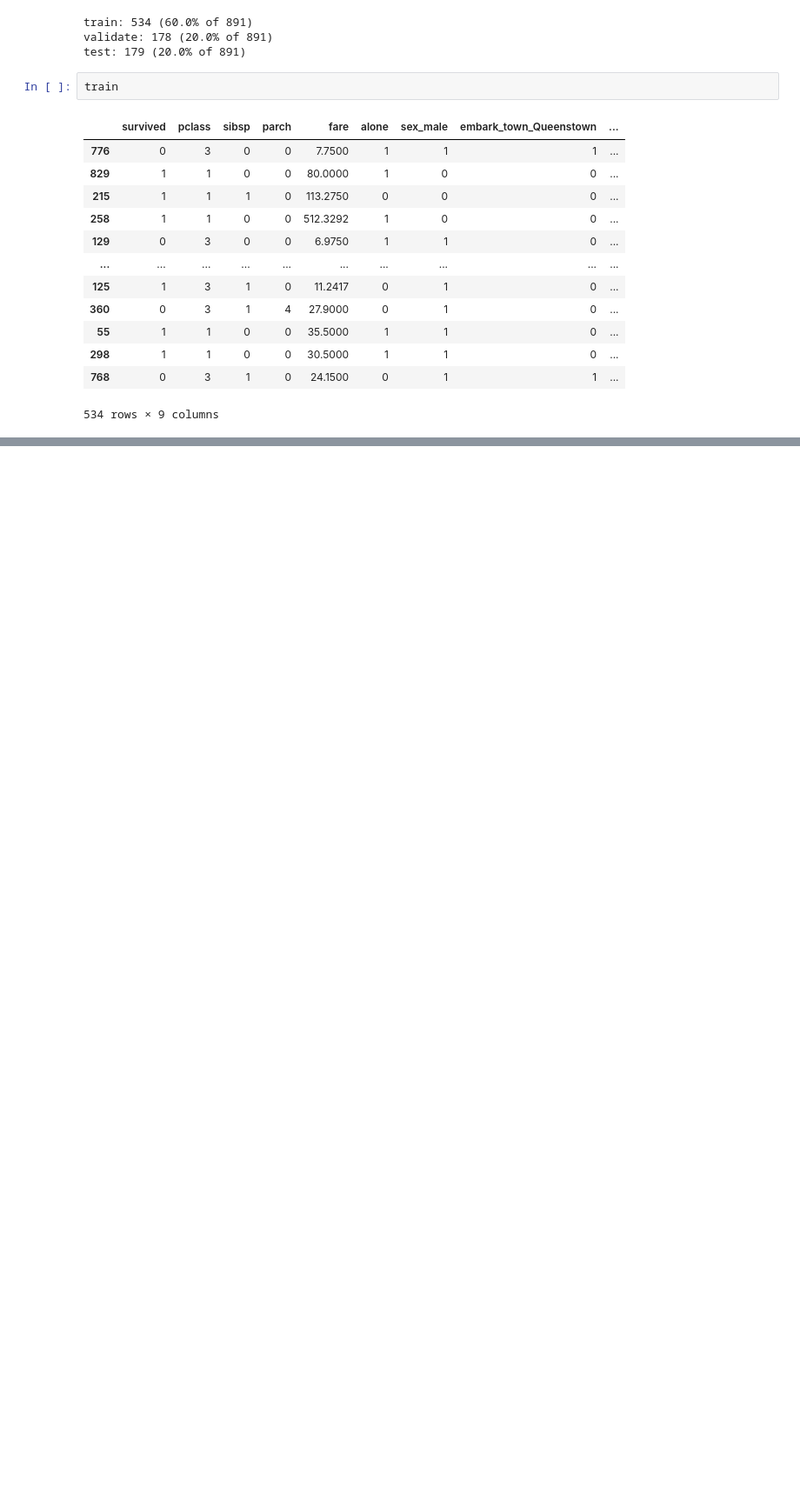
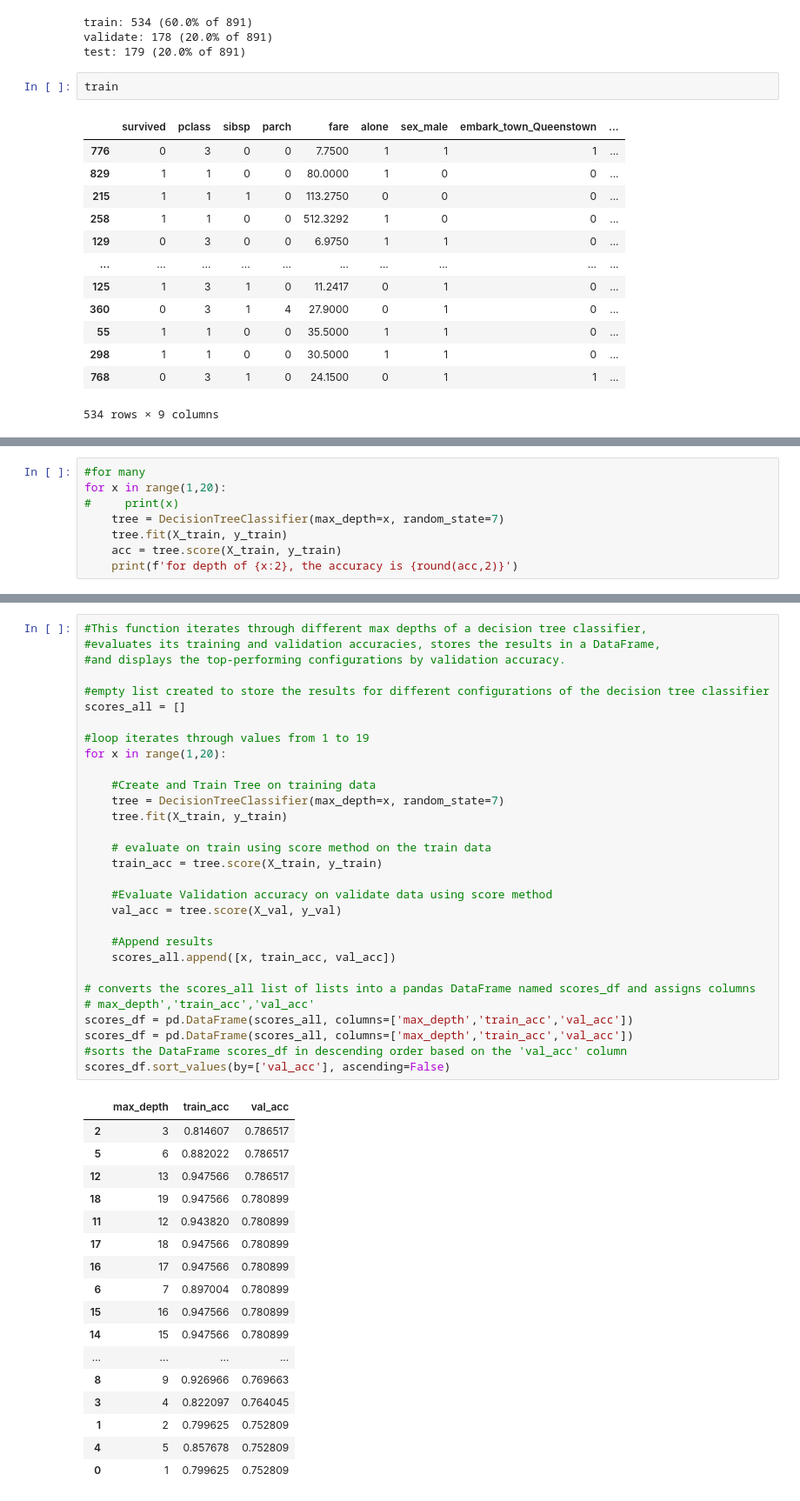
Before and after one commit to Luis-Martinez1/classification-exercises, a Jupyter notebook: decision_tree.ipynb, the cells around one changed output, grey strips where cells are left out. Shown at 87% size. Drawn from its saved outputs; the diff is of its cells as text; blank space fills up the shorter version.

```diff
--- a/decision_tree.ipynb
+++ b/decision_tree.ipynb
@@ -391,0 +381,8 @@ accuracy_score(y_val_pred.y_true, y_val_pred.dt_one)
+# %%
+#for many
+for x in range(1,20):
+#     print(x)
+    tree = DecisionTreeClassifier(max_depth=x, random_state=7)
+    tree.fit(X_train, y_train)
+    acc = tree.score(X_train, y_train)
+    print(f'for depth of {x:2}, the accuracy is {round(acc,2)}')
@@ -391,0 +409,48 @@ accuracy_score(y_val_pred.y_true, y_val_pred.dt_one)
+# %%
+#This function iterates through different max depths of a decision tree classifier,
+#evaluates its training and validation accuracies, stores the results in a DataFrame,
+#and displays the top-performing configurations by validation accuracy.
+
+#empty list created to store the results for different configurations of the decision tree classifier
+scores_all = []
+
+#loop iterates through values from 1 to 19
+for x in range(1,20):
+
+    #Create and Train Tree on training data
+    tree = DecisionTreeClassifier(max_depth=x, random_state=7)
+    tree.fit(X_train, y_train)
+
+    # evaluate on train using score method on the train data
+    train_acc = tree.score(X_train, y_train)
+
+    #Evaluate Validation accuracy on validate data using score method
+    val_acc = tree.score(X_val, y_val)
+
+    #Append results
+    scores_all.append([x, train_acc, val_acc])
+
+# converts the scores_all list of lists into a pandas DataFrame named scores_df and assigns columns
+# max_depth','train_acc','val_acc'
+scores_df = pd.DataFrame(scores_all, columns=['max_depth','train_acc','val_acc'])
+scores_df = pd.DataFrame(scores_all, columns=['max_depth','train_acc','val_acc'])
+#sorts the DataFrame scores_df in descending order based on the 'val_acc' column
+scores_df.sort_values(by=['val_acc'], ascending=False)
+# %% [output]
+|  | max_depth | train_acc | val_acc |
+| 2 | 3 | 0.814607 | 0.786517 |
+| 5 | 6 | 0.882022 | 0.786517 |
+| 12 | 13 | 0.947566 | 0.786517 |
+| 18 | 19 | 0.947566 | 0.780899 |
+| 11 | 12 | 0.943820 | 0.780899 |
+| 17 | 18 | 0.947566 | 0.780899 |
+| 16 | 17 | 0.947566 | 0.780899 |
+| 6 | 7 | 0.897004 | 0.780899 |
+| 15 | 16 | 0.947566 | 0.780899 |
+| 14 | 15 | 0.947566 | 0.780899 |
+| ... | ... | ... | ... |
+| 8 | 9 | 0.926966 | 0.769663 |
+| 3 | 4 | 0.822097 | 0.764045 |
+| 1 | 2 | 0.799625 | 0.752809 |
+| 4 | 5 | 0.857678 | 0.752809 |
+| 0 | 1 | 0.799625 | 0.752809 |
```
Also changed, not shown: parts of 97 cells of this notebook.
